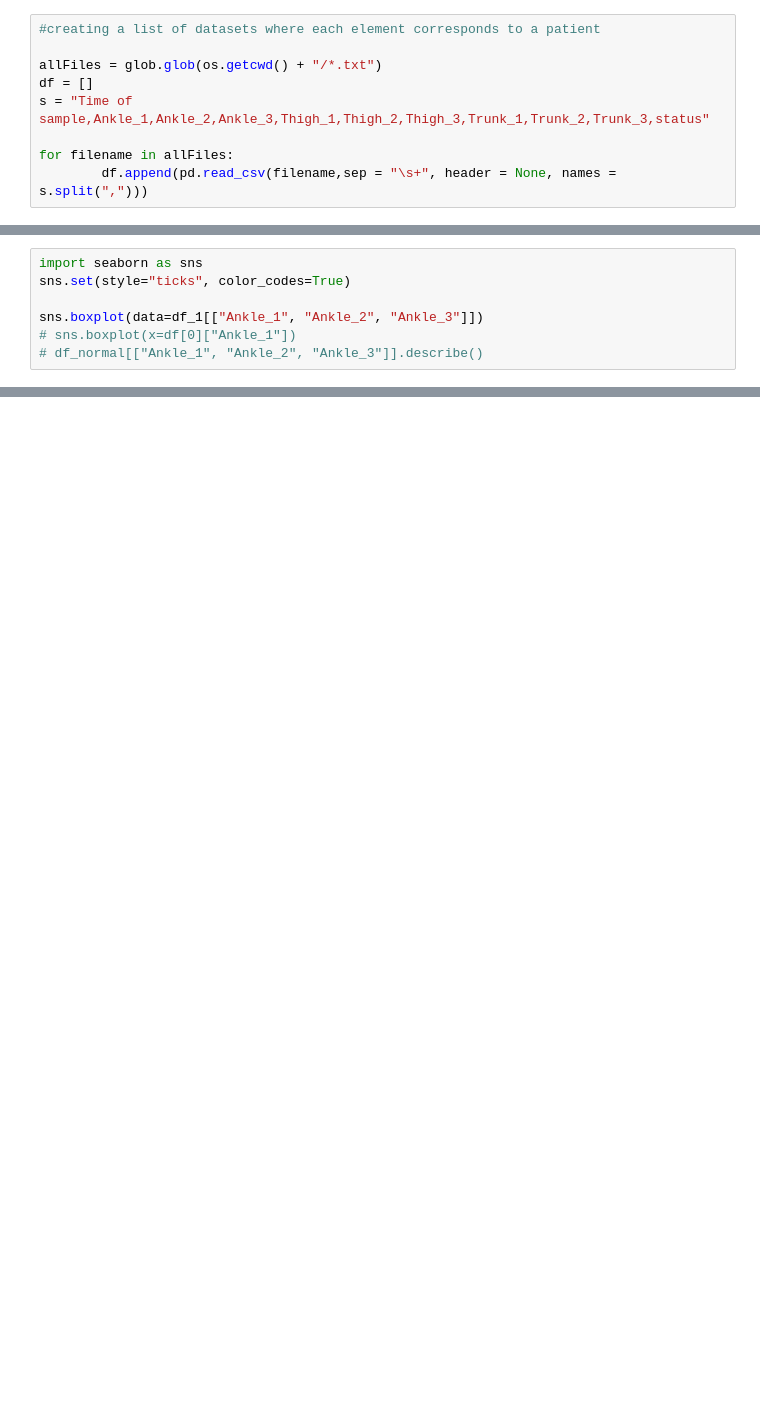
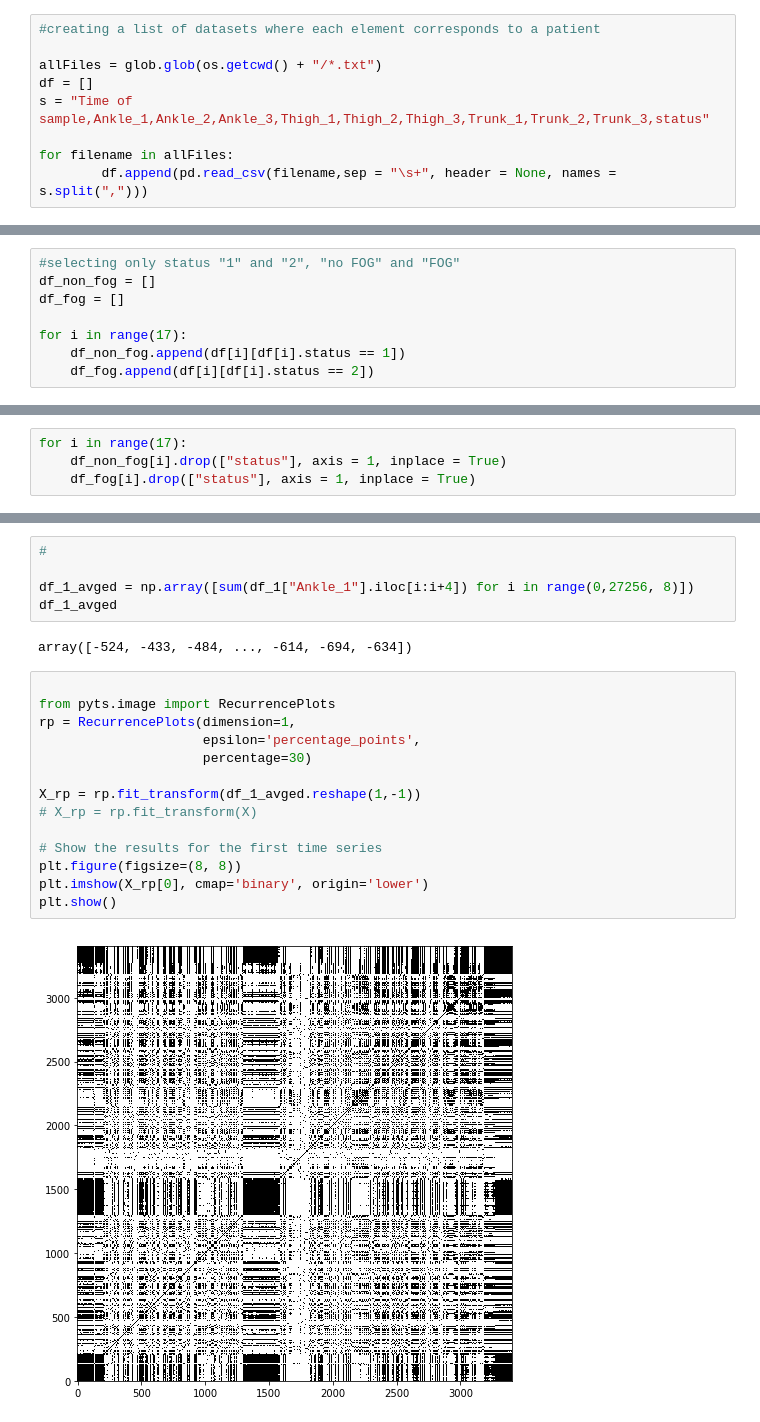
Before and after one commit to AnikethYadav/fog-parkinsons, a Jupyter notebook: fog.ipynb, the cells around one changed output, grey strips where cells are left out. Drawn from its saved outputs; the diff is of its cells as text; blank space fills up the shorter version.

```diff
--- a/fog.ipynb
+++ b/fog.ipynb
@@ -59,7 +25,0 @@ See the caveats in the documentation: http://pandas.pydata.org/pandas-docs/stabl
-# %%
-import seaborn as sns
-sns.set(style="ticks", color_codes=True)
-
-sns.boxplot(data=df_1[["Ankle_1", "Ankle_2", "Ankle_3"]])
-# sns.boxplot(x=df[0]["Ankle_1"])
-# df_normal[["Ankle_1", "Ankle_2", "Ankle_3"]].describe()
@@ -545,0 +77,8 @@ if __name__ == "__main__":
+# %%
+#selecting only status "1" and "2", "no FOG" and "FOG"
+df_non_fog = []
+df_fog = []
+
+for i in range(17):
+    df_non_fog.append(df[i][df[i].status == 1])
+    df_fog.append(df[i][df[i].status == 2])
@@ -545,0 +125,4 @@ if __name__ == "__main__":
+# %%
+for i in range(17):
+    df_non_fog[i].drop(["status"], axis = 1, inplace = True)
+    df_fog[i].drop(["status"], axis = 1, inplace = True)
@@ -545,0 +143,23 @@ if __name__ == "__main__":
+# %%
+#
+
+df_1_avged = np.array([sum(df_1["Ankle_1"].iloc[i:i+4]) for i in range(0,27256, 8)])
+df_1_avged
+# %% [output]
+array([-524, -433, -484, ..., -614, -694, -634])
+# %%
+
+from pyts.image import RecurrencePlots
+rp = RecurrencePlots(dimension=1,
+                     epsilon='percentage_points',
+                     percentage=30)
+
+X_rp = rp.fit_transform(df_1_avged.reshape(1,-1))
+# X_rp = rp.fit_transform(X)
+
+# Show the results for the first time series
+plt.figure(figsize=(8, 8))
+plt.imshow(X_rp[0], cmap='binary', origin='lower')
+plt.show()
+# %% [output]
+[figure, added]
```
Also changed, not shown: parts of 121 cells of this notebook, 3 other files.
